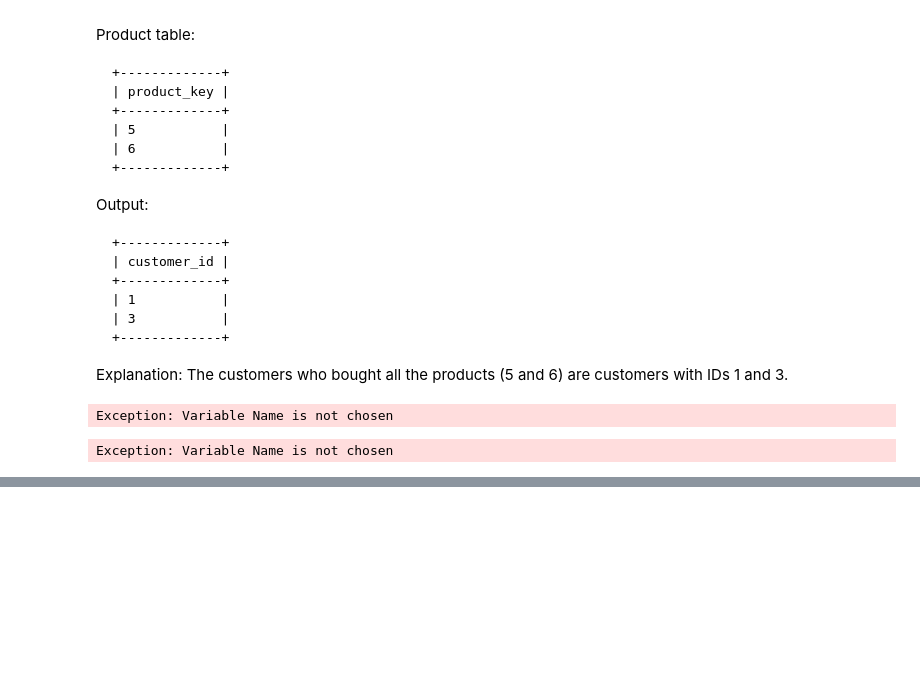
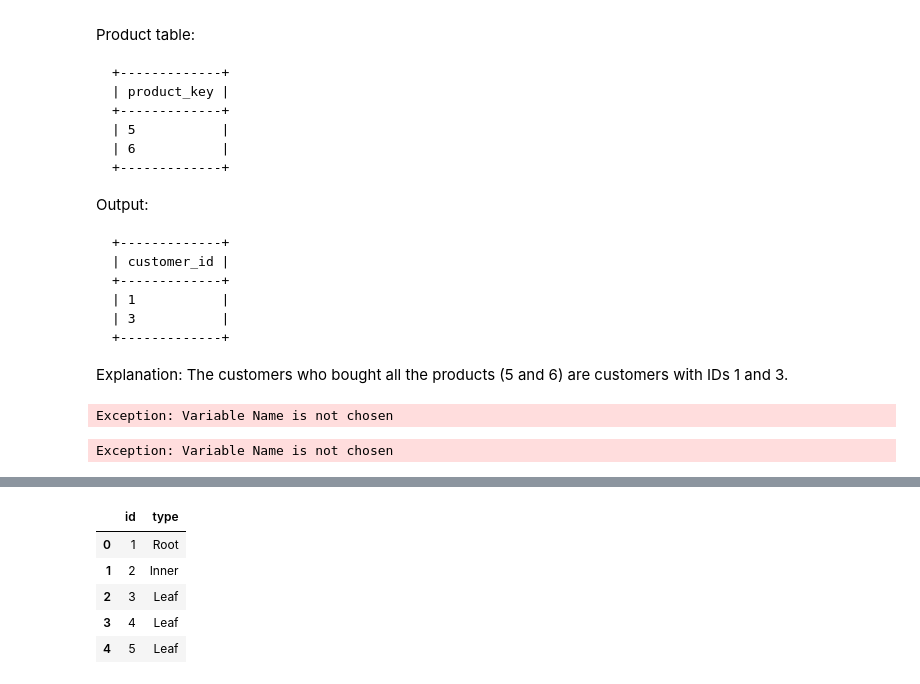
Before and after one commit to slaav1k/sql_scripts, a Jupyter notebook: GroupingAndAggreagations.ipynb, the cells around one changed output, grey strips where cells are left out. Saved outputs shown, nothing was run; the diff lists cells and outputs as text; code cells hidden in the pictures; blank space fills up the shorter version.

Commit message:
Q3. Tree Node

```diff
--- a/GroupingAndAggreagations.ipynb
+++ b/GroupingAndAggreagations.ipynb
@@ -269,0 +339,18 @@ Exception: Variable Name is not chosen
+# %%
+%%sql
+select t2.id as id,
+        case
+            when count(distinct t2.p_id) = 0 then 'Root'
+            when count(distinct t1.p_id) = 0 then 'Leaf'
+            else 'Inner'
+        end as type
+from Tree t1 right join Tree t2
+on t1.p_id = t2.id
+group by t2.id
+# %% [output]
+|  | id | type |
+| 0 | 1 | Root |
+| 1 | 2 | Inner |
+| 2 | 3 | Leaf |
+| 3 | 4 | Leaf |
+| 4 | 5 | Leaf |
```
Also changed, not shown: parts of 2 cells of this notebook.
